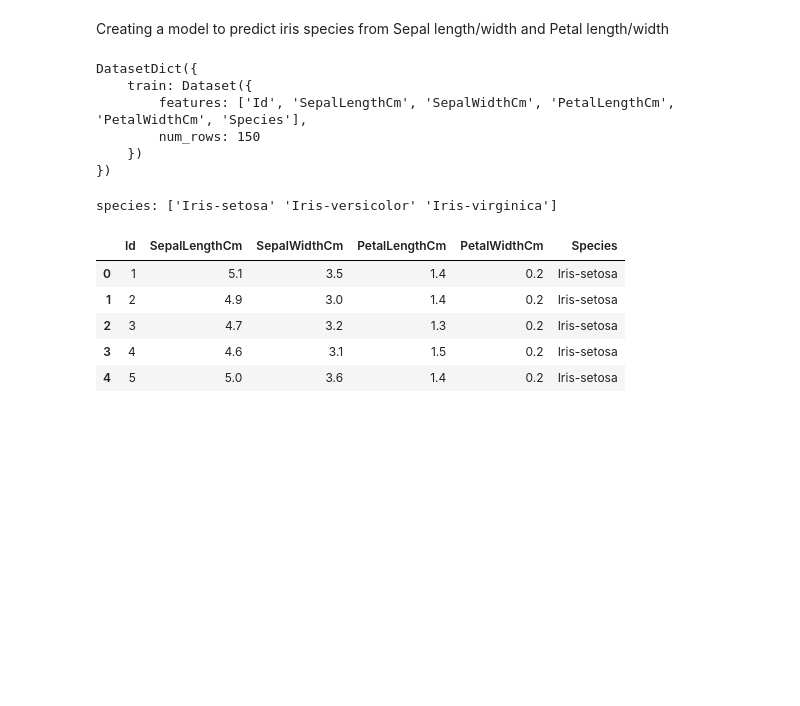
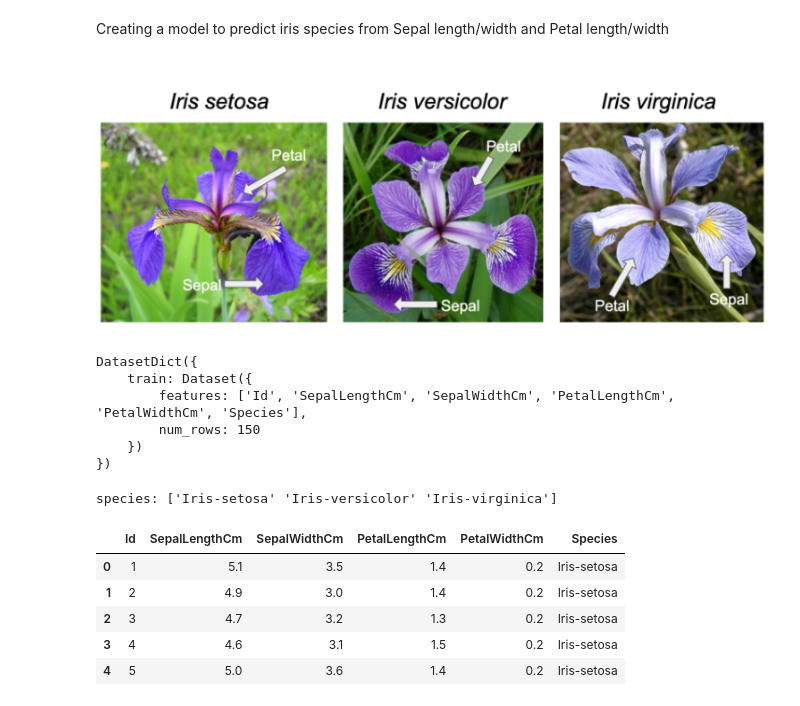
Before and after one commit to golark/gpt_primer, a Jupyter notebook: notebooks/iris_mlp.ipynb, the cells around one changed output. Cells and saved outputs as stored; diff of their text form; code cells hidden in the pictures; blank space fills up the shorter version.

```diff
--- a/notebooks/iris_mlp.ipynb
+++ b/notebooks/iris_mlp.ipynb
@@ -1,5 +1,10 @@
 # %% [markdown]
 Creating a model to predict iris species from Sepal length/width and Petal length/width
+# %%
+from IPython.display import Image, display
+display(Image(filename="../media/iris.png"))
+# %% [output]
+[figure, added]
 # %%
 from datasets import load_dataset
 
```
